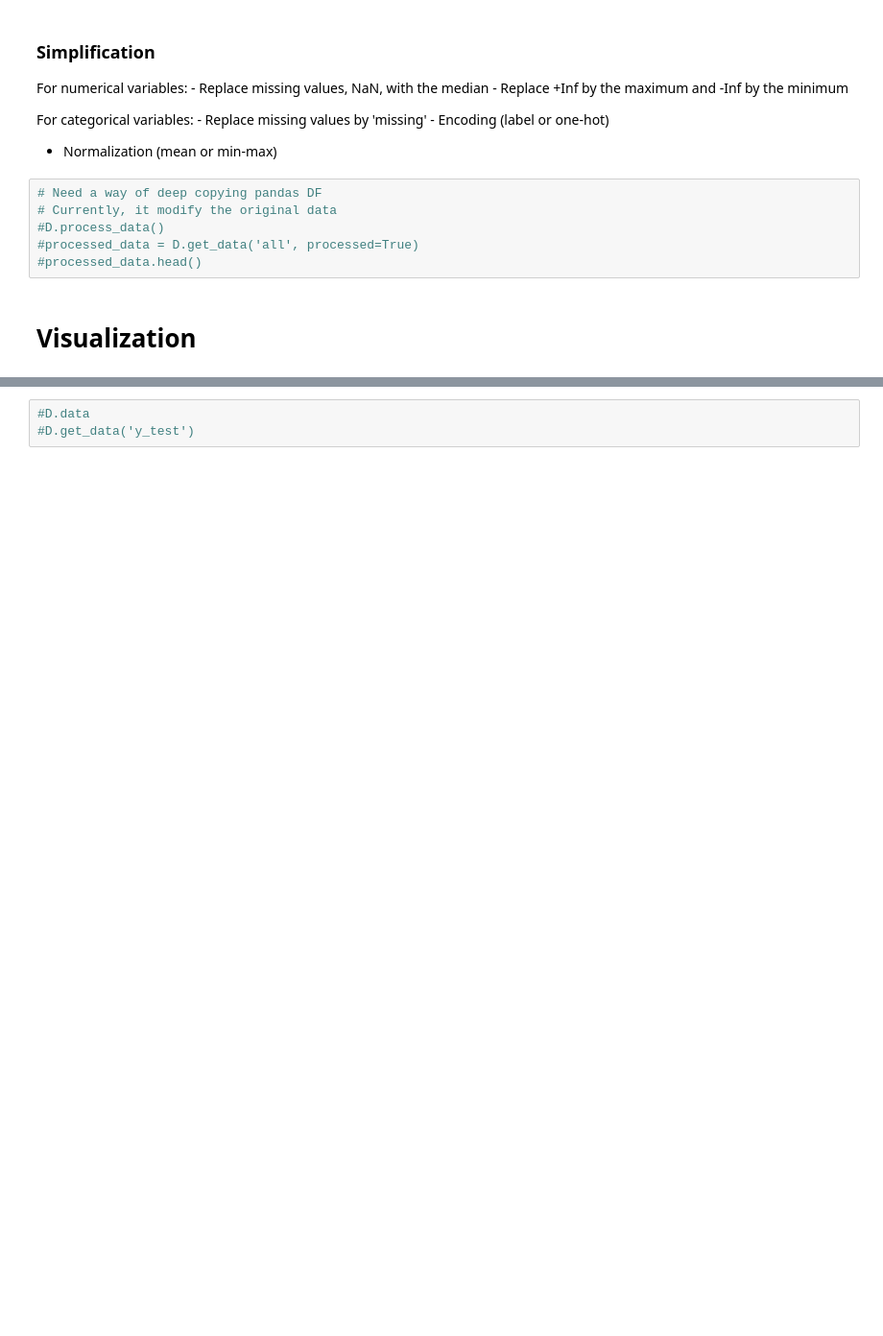
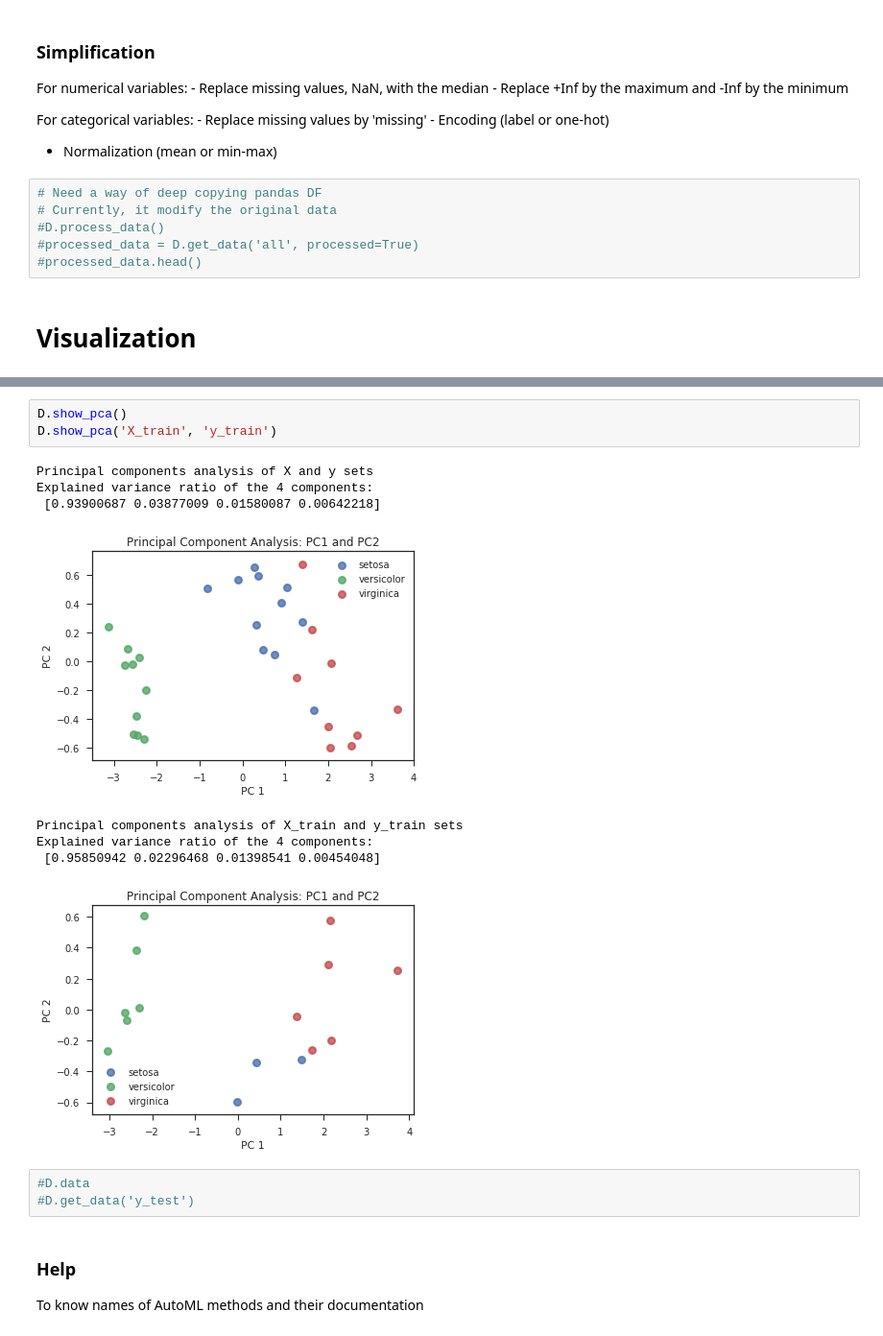
Before and after one commit to Didayolo/medi-chal, a Jupyter notebook: notebooks/auto_ml/ID_notebook.ipynb, the cells around one changed output, grey strips where cells are left out. Shown at 96% size. Saved outputs shown, nothing was run; the diff lists cells and outputs as text; blank space fills up the shorter version.

```diff
--- a/notebooks/auto_ml/ID_notebook.ipynb
+++ b/notebooks/auto_ml/ID_notebook.ipynb
@@ -214,3 +222,19 @@ D.subsets
+# %%
+D.show_pca()
+D.show_pca('X_train', 'y_train')
+# %% [output]
+Principal components analysis of X and y sets
+Explained variance ratio of the 4 components:
+ [0.93900687 0.03877009 0.01580087 0.00642218]
+[figure, added]
+Principal components analysis of X_train and y_train sets
+Explained variance ratio of the 4 components:
+ [0.95850942 0.02296468 0.01398541 0.00454048]
+[figure, added]
 # %%
 #D.data
 #D.get_data('y_test')
+# %% [markdown]
+### Help
+
+To know names of AutoML methods and their documentation
```
Also changed, not shown: parts of 11 cells of this notebook, 4 other files.
